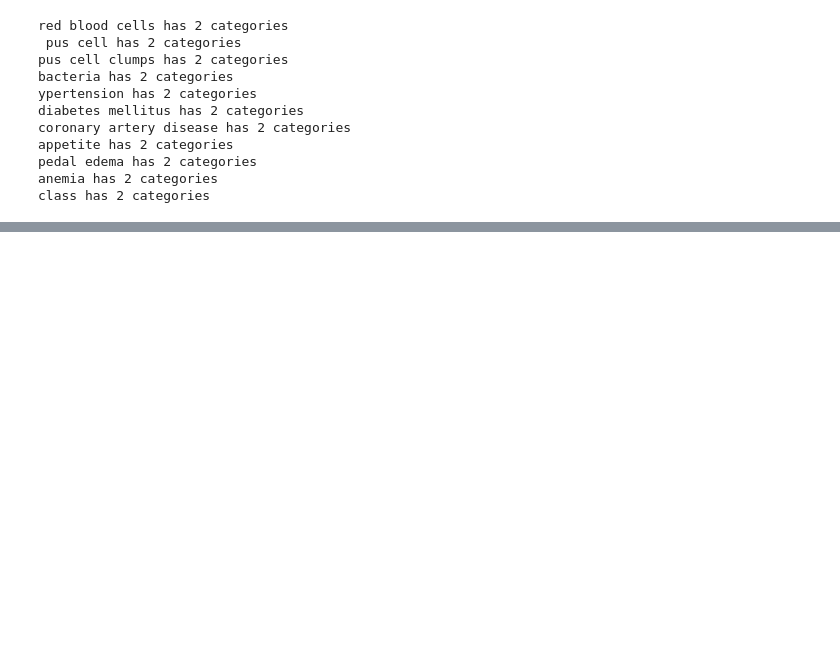
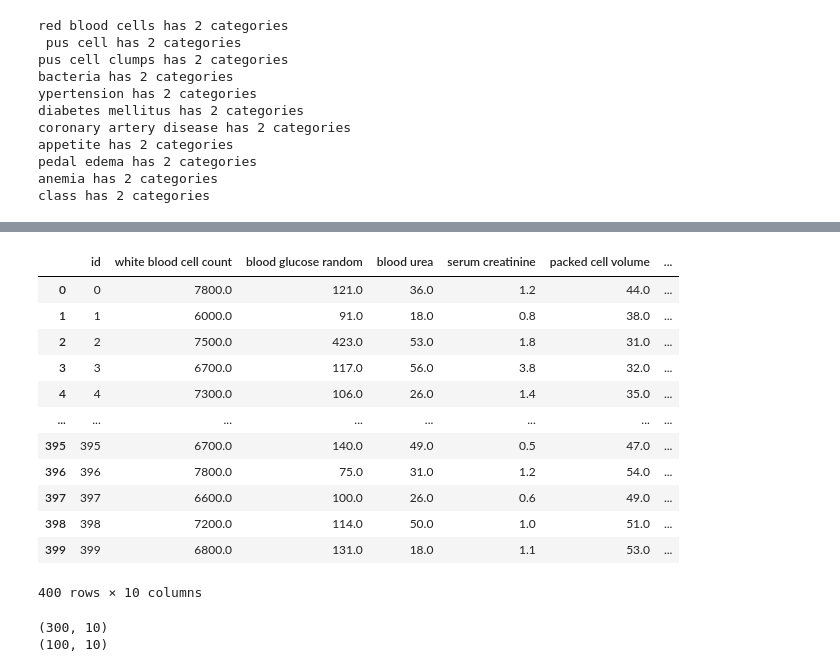
Before and after one commit to Jeevansomavarapu/ML_Project1, a Jupyter notebook: Project1.ipynb, the cells around one changed output, grey strips where cells are left out. Cells and saved outputs as stored; diff of their text form; code cells hidden in the pictures; blank space fills up the shorter version.

```diff
--- a/Project1.ipynb
+++ b/Project1.ipynb
@@ -675,0 +752,2 @@ data.head()
+# %%
+features_rank=pd.concat([dfcolumns,datascores],axis=1)
@@ -675,0 +774,3 @@ data.head()
+# %%
+features_rank.columns=['Features','Score']
+features_rank
@@ -675,0 +810,20 @@ data.head()
+# %%
+selected_columns=features_rank.nlargest(10,'Score')['Features'].values
+# %%
+X_new=data[selected_columns]
+# %%
+X_new
+# %% [output]
+|  | id | white blood cell count | blood glucose random | blood urea | serum creatinine | packed cell volume | ... |
+| 0 | 0 | 7800.0 | 121.0 | 36.0 | 1.2 | 44.0 | ... |
+| 1 | 1 | 6000.0 | 91.0 | 18.0 | 0.8 | 38.0 | ... |
+| 2 | 2 | 7500.0 | 423.0 | 53.0 | 1.8 | 31.0 | ... |
+| 3 | 3 | 6700.0 | 117.0 | 56.0 | 3.8 | 32.0 | ... |
+| 4 | 4 | 7300.0 | 106.0 | 26.0 | 1.4 | 35.0 | ... |
+| ... | ... | ... | ... | ... | ... | ... | ... |
+| 395 | 395 | 6700.0 | 140.0 | 49.0 | 0.5 | 47.0 | ... |
+| 396 | 396 | 7800.0 | 75.0 | 31.0 | 1.2 | 54.0 | ... |
+| 397 | 397 | 6600.0 | 100.0 | 26.0 | 0.6 | 49.0 | ... |
+| 398 | 398 | 7200.0 | 114.0 | 50.0 | 1.0 | 51.0 | ... |
+| 399 | 399 | 6800.0 | 131.0 | 18.0 | 1.1 | 53.0 | ... |
+400 rows × 10 columns
@@ -675,0 +833,6 @@ data.head()
+# %%
+print(X_train.shape)
+print(X_test.shape)
+# %% [output]
+(300, 10)
+(100, 10)
```
Also changed, not shown: parts of 32 cells of this notebook.
